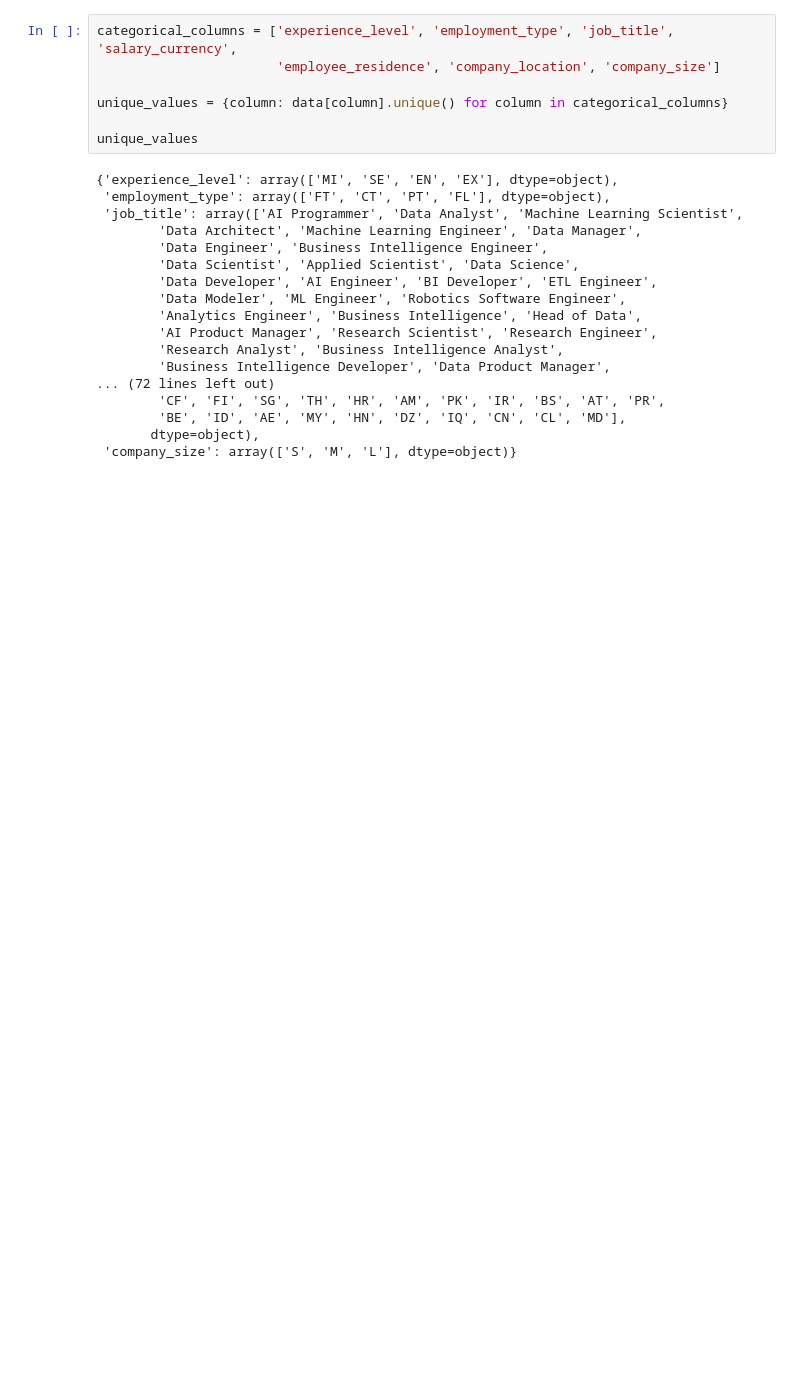
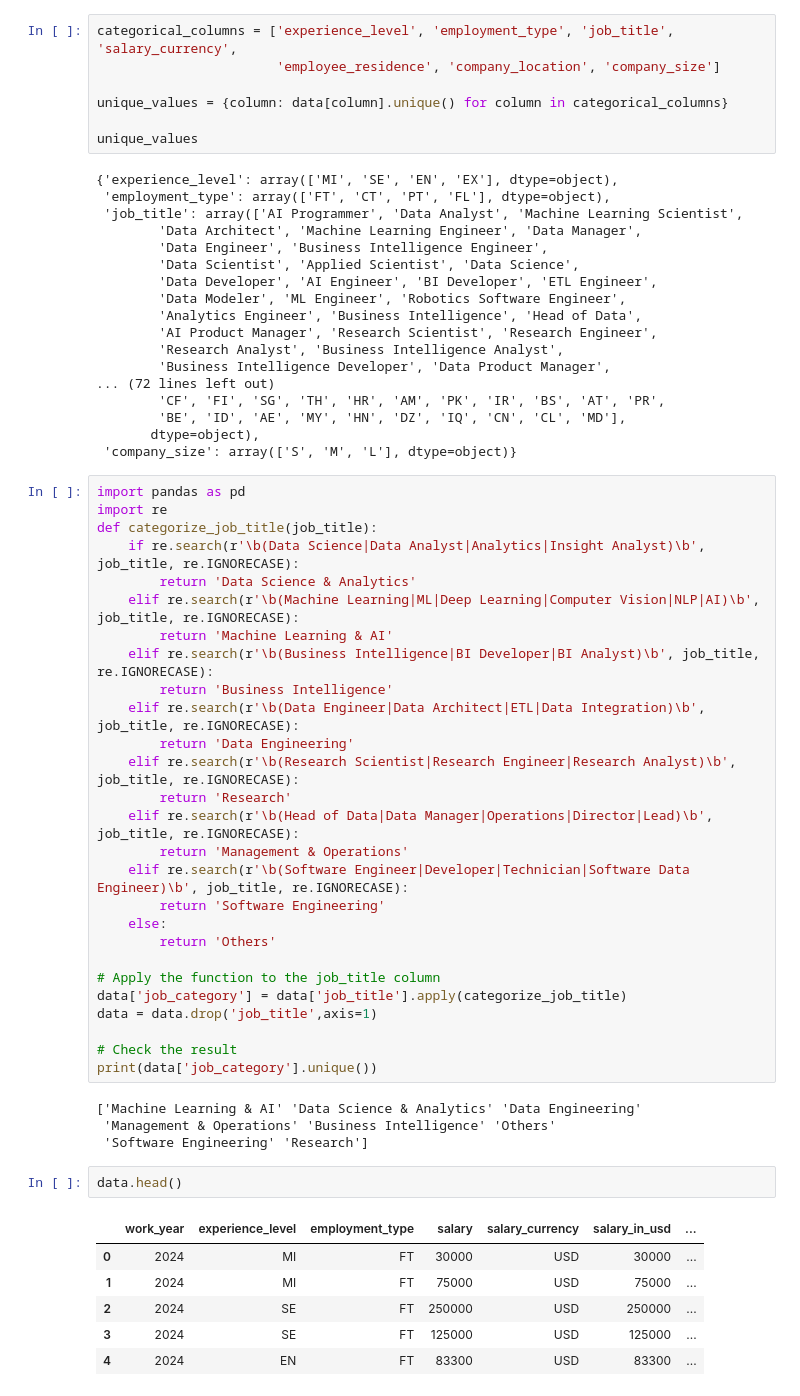
Before and after one commit to nandoj28/DataScienceSalary, a Jupyter notebook: model/main.ipynb, the cells around one changed output. Drawn from its saved outputs; the diff is of its cells as text; blank space fills up the shorter version.

```diff
--- a/model/main.ipynb
+++ b/model/main.ipynb
@@ -115,3 +116,43 @@ unique_values
         'BE', 'ID', 'AE', 'MY', 'HN', 'DZ', 'IQ', 'CN', 'CL', 'MD'],
        dtype=object),
  'company_size': array(['S', 'M', 'L'], dtype=object)}
+# %%
+import pandas as pd
+import re
+def categorize_job_title(job_title):
+    if re.search(r'\b(Data Science|Data Analyst|Analytics|Insight Analyst)\b', job_title, re.IGNORECASE):
+        return 'Data Science & Analytics'
+    elif re.search(r'\b(Machine Learning|ML|Deep Learning|Computer Vision|NLP|AI)\b', job_title, re.IGNORECASE):
+        return 'Machine Learning & AI'
+    elif re.search(r'\b(Business Intelligence|BI Developer|BI Analyst)\b', job_title, re.IGNORECASE):
+        return 'Business Intelligence'
+    elif re.search(r'\b(Data Engineer|Data Architect|ETL|Data Integration)\b', job_title, re.IGNORECASE):
+        return 'Data Engineering'
+    elif re.search(r'\b(Research Scientist|Research Engineer|Research Analyst)\b', job_title, re.IGNORECASE):
+        return 'Research'
+    elif re.search(r'\b(Head of Data|Data Manager|Operations|Director|Lead)\b', job_title, re.IGNORECASE):
+        return 'Management & Operations'
+    elif re.search(r'\b(Software Engineer|Developer|Technician|Software Data Engineer)\b', job_title, re.IGNORECASE):
+        return 'Software Engineering'
+    else:
+        return 'Others'
+
+# Apply the function to the job_title column
+data['job_category'] = data['job_title'].apply(categorize_job_title)
+data = data.drop('job_title',axis=1)
+
+# Check the result
+print(data['job_category'].unique())
+# %% [output]
+['Machine Learning & AI' 'Data Science & Analytics' 'Data Engineering'
+ 'Management & Operations' 'Business Intelligence' 'Others'
+ 'Software Engineering' 'Research']
+# %%
+data.head()
+# %% [output]
+|  | work_year | experience_level | employment_type | salary | salary_currency | salary_in_usd | ... |
+| 0 | 2024 | MI | FT | 30000 | USD | 30000 | ... |
+| 1 | 2024 | MI | FT | 75000 | USD | 75000 | ... |
+| 2 | 2024 | SE | FT | 250000 | USD | 250000 | ... |
+| 3 | 2024 | SE | FT | 125000 | USD | 125000 | ... |
+| 4 | 2024 | EN | FT | 83300 | USD | 83300 | ... |
```
Also changed, not shown: parts of 7 cells of this notebook, 1 other file.
